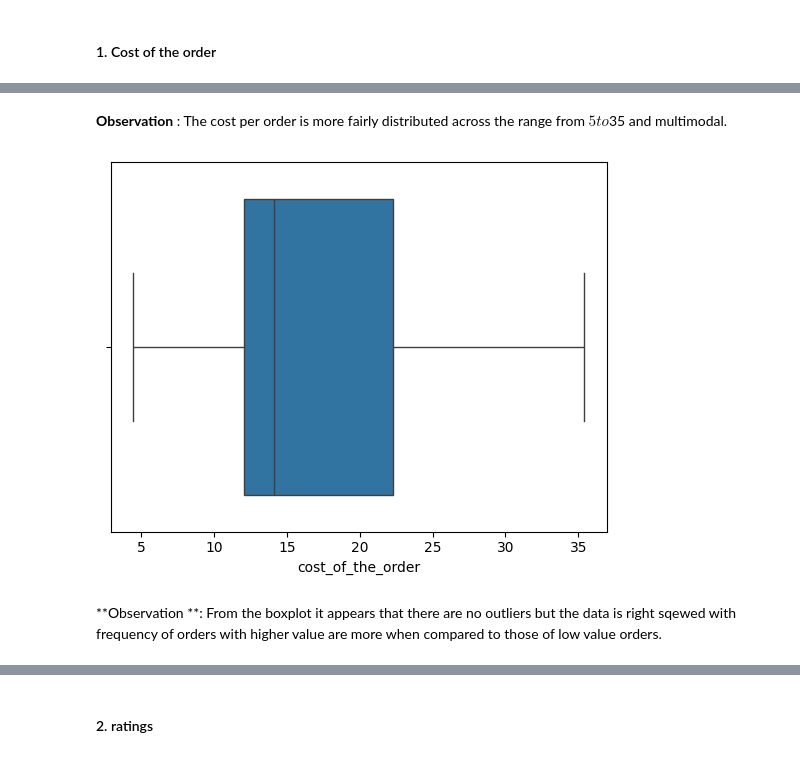
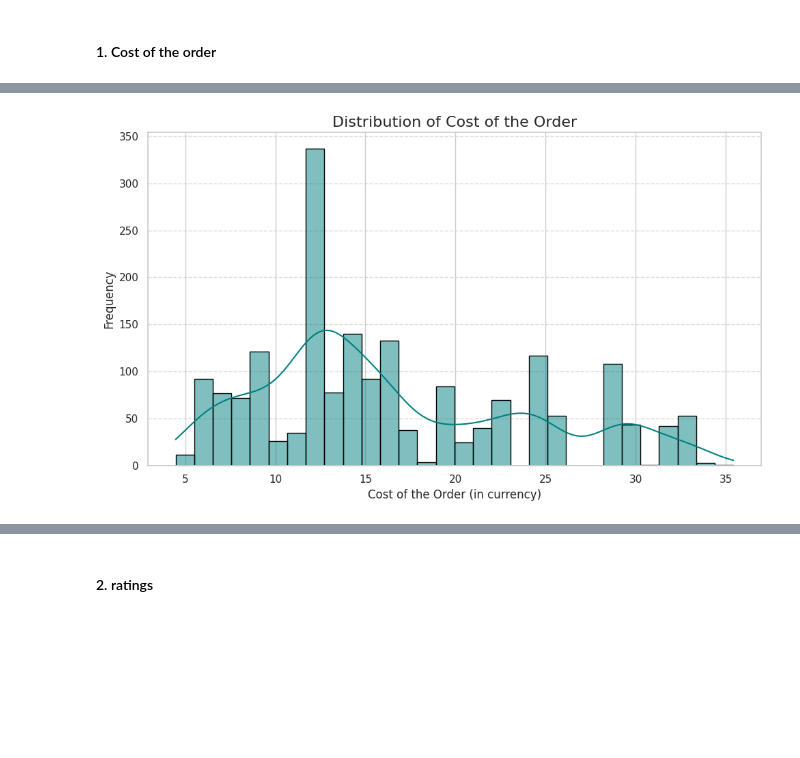
Before and after one commit to vaishnavipalyam/FoodHubAnalysis, a Jupyter notebook: FoodHub_Analysis.ipynb, the cells around one changed output, grey strips where cells are left out. Drawn from its saved outputs; the diff is of its cells as text; code cells hidden in the pictures; blank space fills up the shorter version.

```diff
--- a/FoodHub_Analysis.ipynb
+++ b/FoodHub_Analysis.ipynb
@@ -150,10 +209,19 @@ sns.histplot(df, x='cost_of_the_order', kde='True');
-# %% [markdown]
-**Observation** : The cost per order is more fairly distributed across the range from $5 to $35 and multimodal.
-# %%
-# Looking for the outliers in the cost
-
-sns.boxplot(df, x='cost_of_the_order');
-# %% [output]
-[figure, removed]
-# %% [markdown]
-**Observation **: From the boxplot it appears that there are no outliers but the data is right sqewed with frequency of orders with higher value are more when compared to those of low value orders.
+# %%
+#Understanding the distribution of 'cost_of_the_order'
+
+#Fixing the canvas size
+plt.figure(figsize=(10, 6))
+
+# Drawing the histplot to comprehend the distribution of data, its range, central tendency.
+sns.histplot(data=df, x='cost_of_the_order', kde=True, bins=30, color='teal', edgecolor='black')
+
+#Formatting the plot
+plt.title('Distribution of Cost of the Order', fontsize=16)
+plt.xlabel('Cost of the Order (in currency)', fontsize=12)
+plt.ylabel('Frequency', fontsize=12)
+plt.grid(axis='y', linestyle='--', alpha=0.7)
+plt.xticks(rotation=0)
+plt.tight_layout()
+plt.show()
+# %% [output]
+[figure, added]
```
Also changed, not shown: parts of 117 cells of this notebook.
